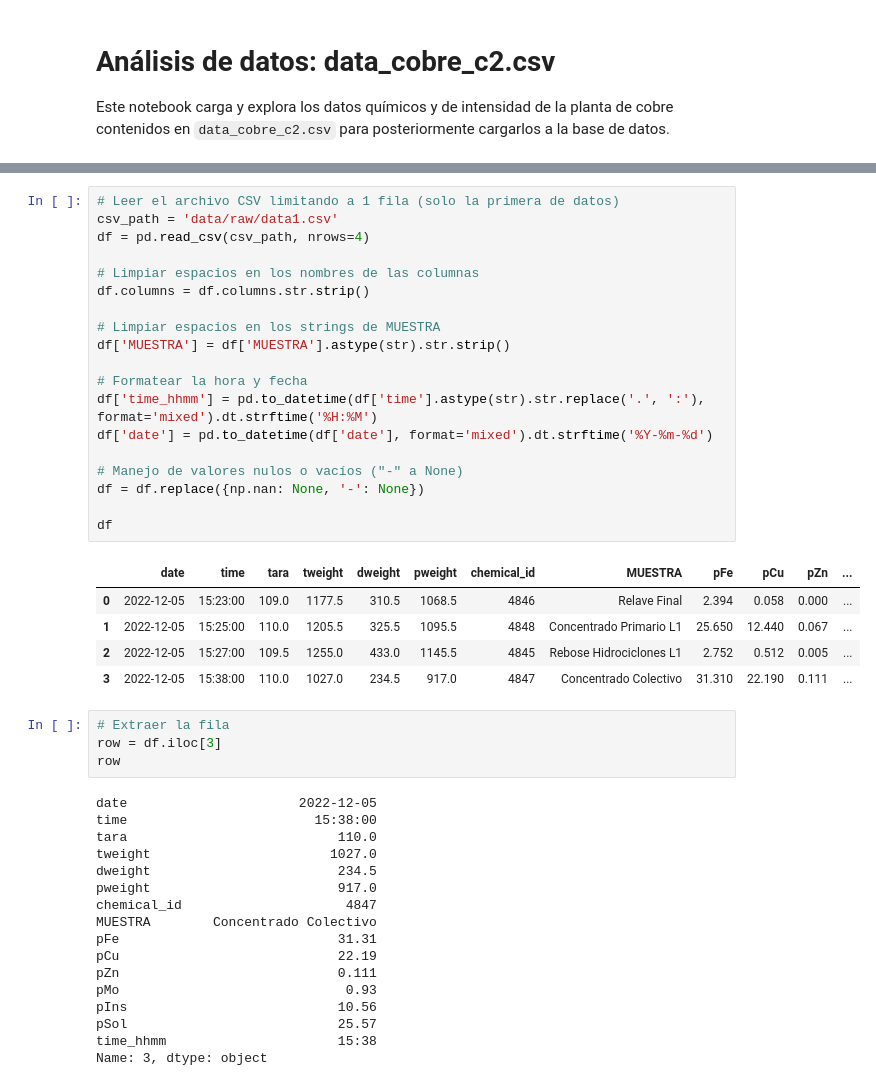
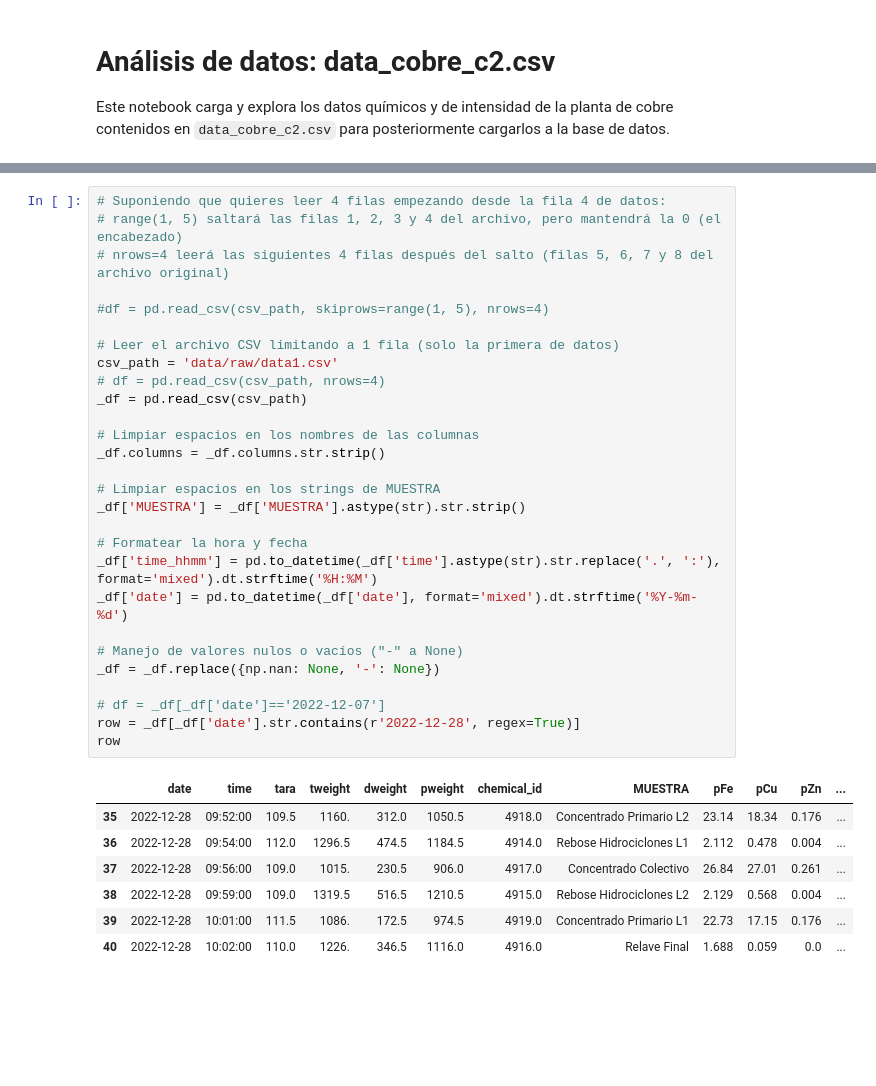
Before and after one commit to FitoCCF/data4cdpv1_local, a Jupyter notebook: notebooks/assay2db.ipynb, the cells around one changed output, grey strips where cells are left out. Cells and saved outputs as stored; diff of their text form; blank space fills up the shorter version.

```diff
--- a/notebooks/assay2db.ipynb
+++ b/notebooks/assay2db.ipynb
@@ -126,48 +24,38 @@ WARNING:  database "mydb" has no actual collation version, but a version was rec
 # %%
+# Suponiendo que quieres leer 4 filas empezando desde la fila 4 de datos:
+# range(1, 5) saltará las filas 1, 2, 3 y 4 del archivo, pero mantendrá la 0 (el encabezado)
+# nrows=4 leerá las siguientes 4 filas después del salto (filas 5, 6, 7 y 8 del archivo original)
+
+#df = pd.read_csv(csv_path, skiprows=range(1, 5), nrows=4)
+
 # Leer el archivo CSV limitando a 1 fila (solo la primera de datos)
 csv_path = 'data/raw/data1.csv'
-df = pd.read_csv(csv_path, nrows=4)
+# df = pd.read_csv(csv_path, nrows=4)
+_df = pd.read_csv(csv_path)
 
 # Limpiar espacios en los nombres de las columnas
-df.columns = df.columns.str.strip()
+_df.columns = _df.columns.str.strip()
 
 # Limpiar espacios en los strings de MUESTRA
-df['MUESTRA'] = df['MUESTRA'].astype(str).str.strip()
+_df['MUESTRA'] = _df['MUESTRA'].astype(str).str.strip()
 
 # Formatear la hora y fecha
-df['time_hhmm'] = pd.to_datetime(df['time'].astype(str).str.replace('.', ':'), format='mixed').dt.strftime('%H:%M')
-df['date'] = pd.to_datetime(df['date'], format='mixed').dt.strftime('%Y-%m-%d')
+_df['time_hhmm'] = pd.to_datetime(_df['time'].astype(str).str.replace('.', ':'), format='mixed').dt.strftime('%H:%M')
+_df['date'] = pd.to_datetime(_df['date'], format='mixed').dt.strftime('%Y-%m-%d')
 
 # Manejo de valores nulos o vacíos ("-" a None)
-df = df.replace({np.nan: None, '-': None})
+_df = _df.replace({np.nan: None, '-': None})
 
-df
+# df = _df[_df['date']=='2022-12-07']
+row = _df[_df['date'].str.contains(r'2022-12-28', regex=True)]
+row
 # %% [output]
 |  | date | time | tara | tweight | dweight | pweight | chemical_id | MUESTRA | pFe | pCu | pZn | ... |
-| 0 | 2022-12-05 | 15:23:00 | 109.0 | 1177.5 | 310.5 | 1068.5 | 4846 | Relave Final | 2.394 | 0.058 | 0.000 | ... |
-| 1 | 2022-12-05 | 15:25:00 | 110.0 | 1205.5 | 325.5 | 1095.5 | 4848 | Concentrado Primario L1 | 25.650 | 12.440 | 0.067 | ... |
-| 2 | 2022-12-05 | 15:27:00 | 109.5 | 1255.0 | 433.0 | 1145.5 | 4845 | Rebose Hidrociclones L1 | 2.752 | 0.512 | 0.005 | ... |
-| 3 | 2022-12-05 | 15:38:00 | 110.0 | 1027.0 | 234.5 | 917.0 | 4847 | Concentrado Colectivo | 31.310 | 22.190 | 0.111 | ... |
+| 35 | 2022-12-28 | 09:52:00 | 109.5 | 1160. | 312.0 | 1050.5 | 4918.0 | Concentrado Primario L2 | 23.14 | 18.34 | 0.176 | ... |
+| 36 | 2022-12-28 | 09:54:00 | 112.0 | 1296.5 | 474.5 | 1184.5 | 4914.0 | Rebose Hidrociclones L1 | 2.112 | 0.478 | 0.004 | ... |
+| 37 | 2022-12-28 | 09:56:00 | 109.0 | 1015. | 230.5 | 906.0 | 4917.0 | Concentrado Colectivo | 26.84 | 27.01 | 0.261 | ... |
+| 38 | 2022-12-28 | 09:59:00 | 109.0 | 1319.5 | 516.5 | 1210.5 | 4915.0 | Rebose Hidrociclones L2 | 2.129 | 0.568 | 0.004 | ... |
+| 39 | 2022-12-28 | 10:01:00 | 111.5 | 1086. | 172.5 | 974.5 | 4919.0 | Concentrado Primario L1 | 22.73 | 17.15 | 0.176 | ... |
+| 40 | 2022-12-28 | 10:02:00 | 110.0 | 1226. | 346.5 | 1116.0 | 4916.0 | Relave Final | 1.688 | 0.059 | 0.0 | ... |
-# %%
-# Extraer la fila
-row = df.iloc[3]
-row
-# %% [output]
-date                      2022-12-05
-time                        15:38:00
-tara                           110.0
-tweight                       1027.0
-dweight                        234.5
-pweight                        917.0
-chemical_id                     4847
-MUESTRA        Concentrado Colectivo
-pFe                            31.31
-pCu                            22.19
-pZn                            0.111
-pMo                             0.93
-pIns                           10.56
-pSol                           25.57
-time_hhmm                      15:38
-Name: 3, dtype: object
 # %%
 # Extraer datos clave
```
Also changed, not shown: parts of 10 cells of this notebook, 3 other files.
